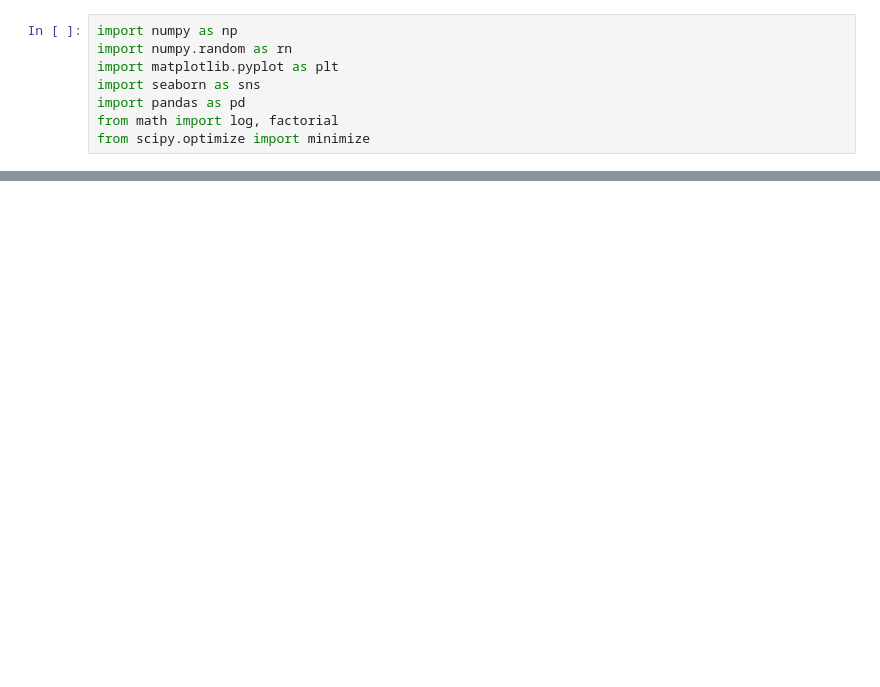
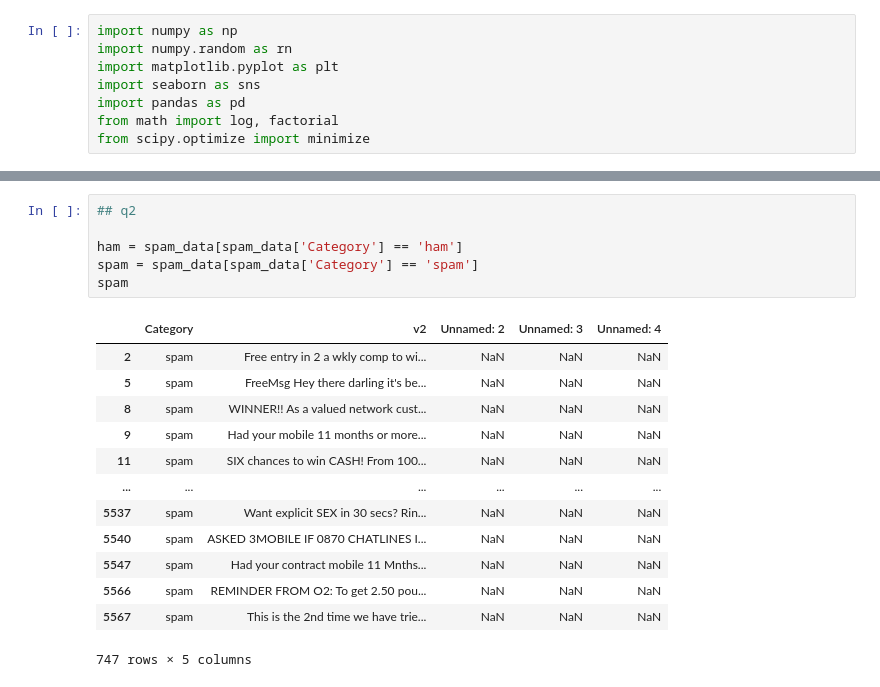
Before and after one commit to giomhern/machine-learning-spring-2024, a Jupyter notebook: week2/homework-notebooks/hw-2.ipynb, the cells around one changed output, grey strips where cells are left out. Drawn from its saved outputs; the diff is of its cells as text; blank space fills up the shorter version.

```diff
--- a/week2/homework-notebooks/hw-2.ipynb
+++ b/week2/homework-notebooks/hw-2.ipynb
@@ -69,0 +332,20 @@ ValueError: could not convert string to float: 'Vaccinated'
+# %%
+## q2
+
+ham = spam_data[spam_data['Category'] == 'ham']
+spam = spam_data[spam_data['Category'] == 'spam']
+spam
+# %% [output]
+|  | Category | v2 | Unnamed: 2 | Unnamed: 3 | Unnamed: 4 |
+| 2 | spam | Free entry in 2 a wkly comp to wi... | NaN | NaN | NaN |
+| 5 | spam | FreeMsg Hey there darling it's be... | NaN | NaN | NaN |
+| 8 | spam | WINNER!! As a valued network cust... | NaN | NaN | NaN |
+| 9 | spam | Had your mobile 11 months or more... | NaN | NaN | NaN |
+| 11 | spam | SIX chances to win CASH! From 100... | NaN | NaN | NaN |
+| ... | ... | ... | ... | ... | ... |
+| 5537 | spam | Want explicit SEX in 30 secs? Rin... | NaN | NaN | NaN |
+| 5540 | spam | ASKED 3MOBILE IF 0870 CHATLINES I... | NaN | NaN | NaN |
+| 5547 | spam | Had your contract mobile 11 Mnths... | NaN | NaN | NaN |
+| 5566 | spam | REMINDER FROM O2: To get 2.50 pou... | NaN | NaN | NaN |
+| 5567 | spam | This is the 2nd time we have trie... | NaN | NaN | NaN |
+747 rows × 5 columns
```
Also changed, not shown: parts of 25 cells of this notebook, 1 other file.
